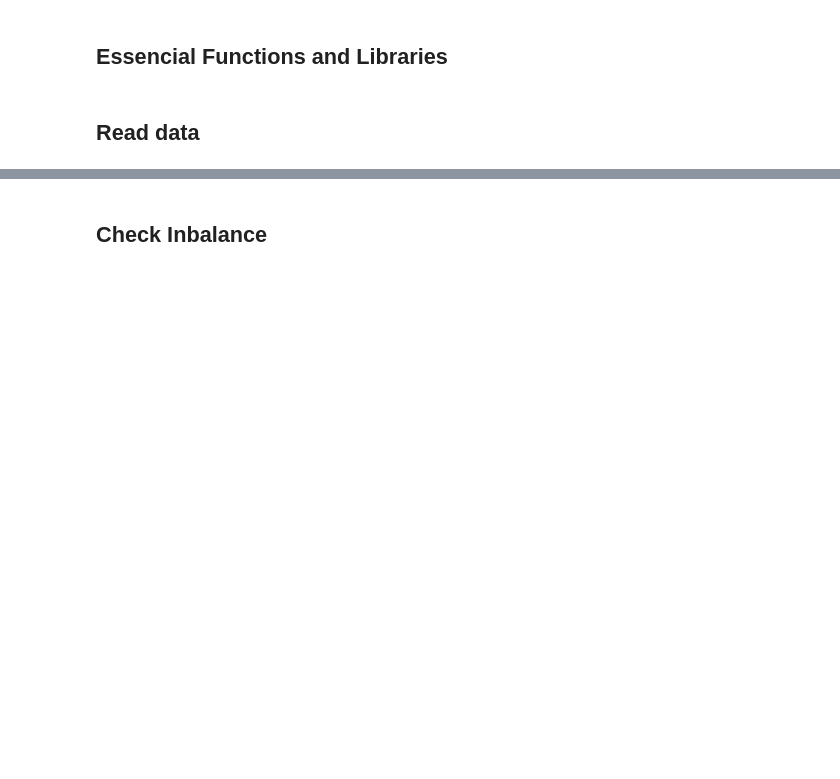
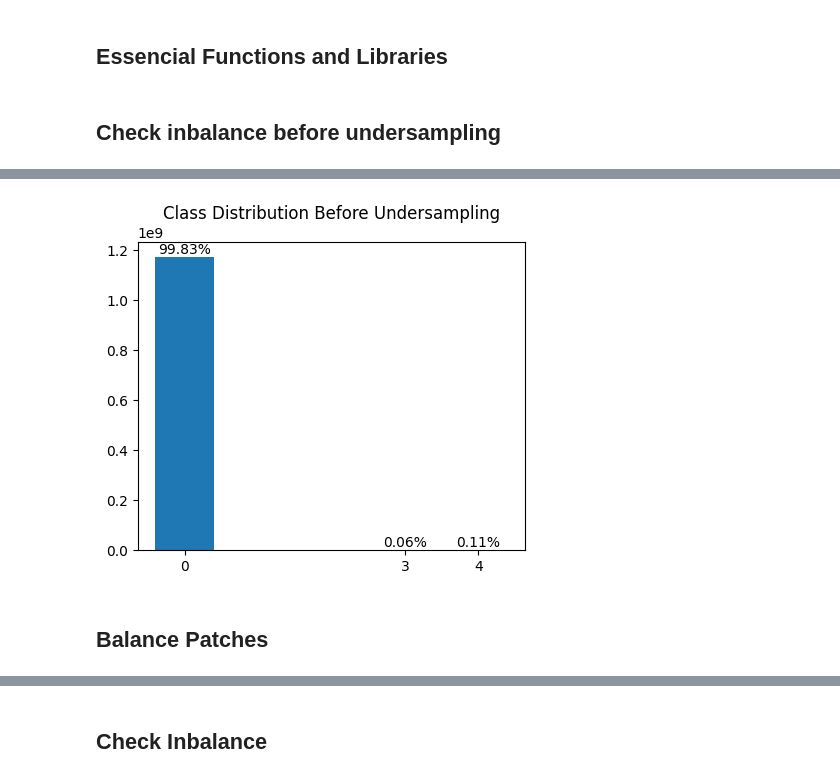
Before and after one commit to wilgomoreira/spotlite, a Jupyter notebook: train_and_test_traditional - 4.ipynb, the cells around one changed output, grey strips where cells are left out. Cells and saved outputs as stored; diff of their text form; code cells hidden in the pictures; blank space fills up the shorter version.

```diff
--- a/train_and_test_traditional - 4.ipynb
+++ b/train_and_test_traditional - 4.ipynb
@@ -10,54 +57,38 @@ import matplotlib.pyplot as plt
 # %% [markdown]
-## Read data
+## Check inbalance before undersampling
 # %%
-# Spectral bands in the image:
-# Blue  = X[:, 0]
-# Green = X[:, 1]
-# Red   = X[:, 2]
-# NIR   = X[:, 3]
+masks_dataset_dir = 'spotlite_dataset_loca1_date1_dir1/masks'
 
-dataset_dir = 'spotlite_dataset_loca1_date1_dir1'
+mask_files = sorted(
+    f for f in os.listdir(masks_dataset_dir)
+    if f.endswith('_mask.tif')
+)
 
-images_dataset_dir = os.path.join(dataset_dir, 'images')
-masks_dataset_dir = os.path.join(dataset_dir, 'masks')
+class_counts = {}
+total_pixels = 0
 
-# Verify if directories exist (optional, but recommended)
-assert os.path.exists(images_dataset_dir), f"Images directory not found: {images_dataset_dir}"
-assert os.path.exists(masks_dataset_dir), f"Masks directory not found: {masks_dataset_dir}"
+for mf in mask_files:
+    mask = imread(os.path.join(masks_dataset_dir, mf))
+    unique, counts = np.unique(mask, return_counts=True)
+    for u, c in zip(unique, counts):
+        class_counts[u] = class_counts.get(u, 0) + int(c)
+    total_pixels += mask.size
 
-image_files = sorted(os.listdir(images_dataset_dir))
-mask_files = sorted(os.listdir(masks_dataset_dir))
+df_before = pd.DataFrame([
+    {'class': cls, 'counts': cnt, 'percent': cnt/total_pixels*100}
+    for cls, cnt in sorted(class_counts.items())
+])
 
-imgs, masks = [], []
+print("🔍 Distribution BEFORE undersampling:")
+print(df_before.to_string(index=False))
 
-# Check if the number of files match
-assert len(image_files) == len(mask_files), "Number of images and masks don't match."
-
-for image_file, mask_file in zip(image_files, mask_files):
-    image_path = os.path.join(images_dataset_dir, image_file)
-    mask_path = os.path.join(masks_dataset_dir, mask_file)
-
-    read_img = tiff.imread(image_path)
-    read_mask = tiff.imread(mask_path)
-
-    imgs.append(read_img)
-    masks.append(read_mask)
-
-imgs = np.stack(imgs)   # (N, H, W, C)
-masks = np.stack(masks) # (N, H, W)
-
-if not isinstance(imgs, np.ndarray):
-    imgs = imgs.numpy()
-
-if not isinstance(masks, np.ndarray):
-    masks = masks.numpy()
-
-print(f'shape of imgs: {imgs.shape}')
-print(f"type of imgs: {type(imgs)}")
-print('--------------------------------')
-print(f'shape of masks: {masks.shape}')
-print(f"type of masks: {type(masks)}")
-
-unique_values = np.unique(masks)
-print(f"Unique values in masks: {unique_values}")
+fig, ax = plt.subplots(figsize=(5,4))
+bars = ax.bar(df_before['class'], df_before['counts'])
+ax.set_xticks(df_before['class'])
+ax.set_xticklabels([f"{c}" for c in df_before['class']])
+for bar, pct in zip(bars, df_before['percent']):
+    ax.text(bar.get_x()+bar.get_width()/2, bar.get_height(), f"{pct:.2f}%",
+            ha='center', va='bottom')
+ax.set_title("Class Distribution Before Undersampling")
+plt.show()
 # %% [output]
@@ -69,0 +100,3 @@ Unique values in masks: [0 3 4]
+[figure, added]
+# %% [markdown]
+## Balance Patches
```
Also changed, not shown: parts of 15 cells of this notebook, 4 other files.
